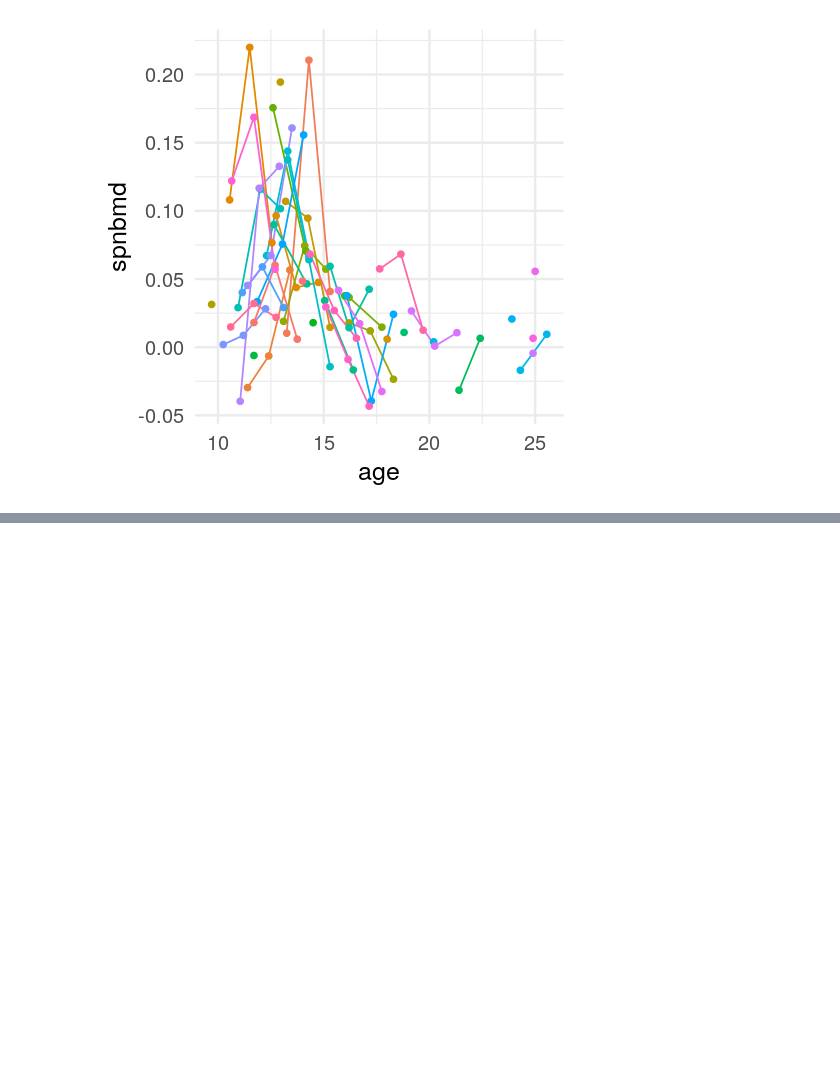
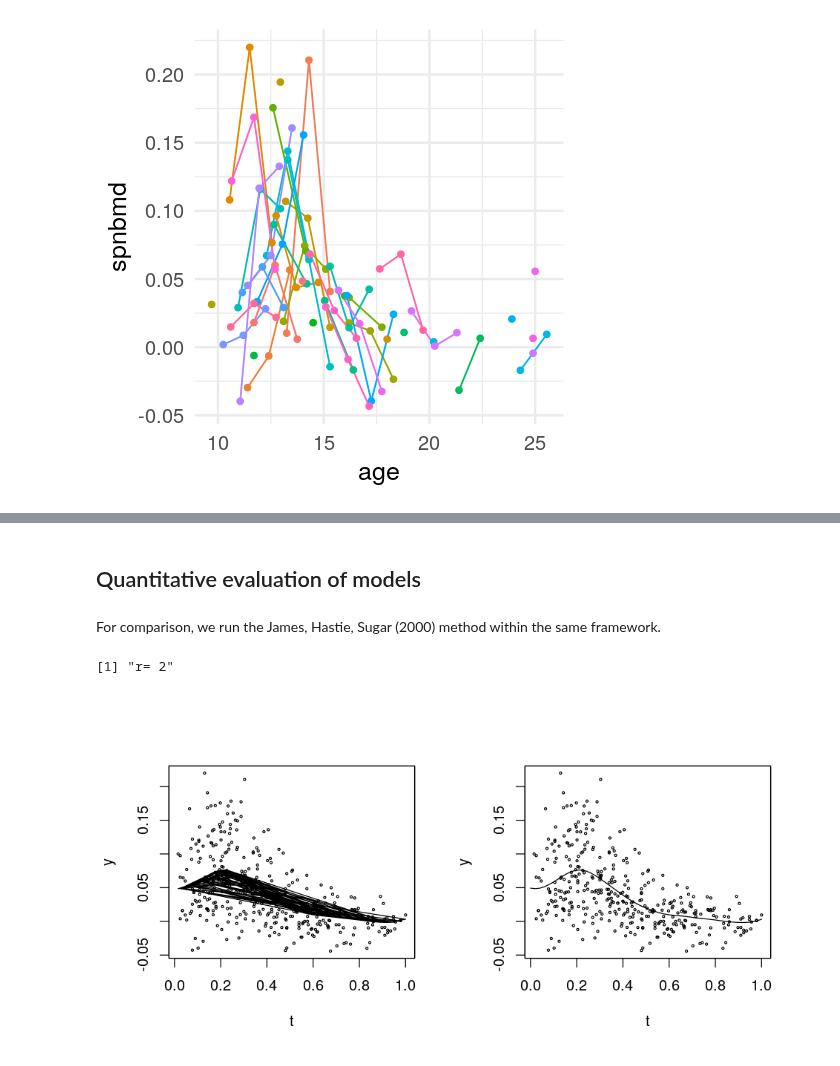
Before and after one commit to kidzik/fcomplete, a Jupyter notebook: vignettes/fcomplete.ipynb, the cells around one changed output, grey strips where cells are left out. Saved outputs shown, nothing was run; the diff lists cells and outputs as text; code cells hidden in the pictures; blank space fills up the shorter version.

```diff
--- a/vignettes/fcomplete.ipynb
+++ b/vignettes/fcomplete.ipynb
@@ -62,0 +137,10 @@ plot(fit$u)
+# %% [markdown]
+## Quantitative evaluation of models
+# %% [markdown]
+For comparison, we run the James, Hastie, Sugar (2000) method within the same framework.
+# %%
+options(repr.plot.width=8, repr.plot.height=4) ; par(mfrow = c(1,2)) # for arrangement of plots
+fit.fpc = fregression(spnbmd:age ~ 1|idnum, data = bone, d = 6, K = 2, verbose = 0, method = "fpcs")
+# %% [output]
+[1] "r= 2"
+[figure, added]
```
Also changed, not shown: parts of 28 cells of this notebook, 15 other files.
